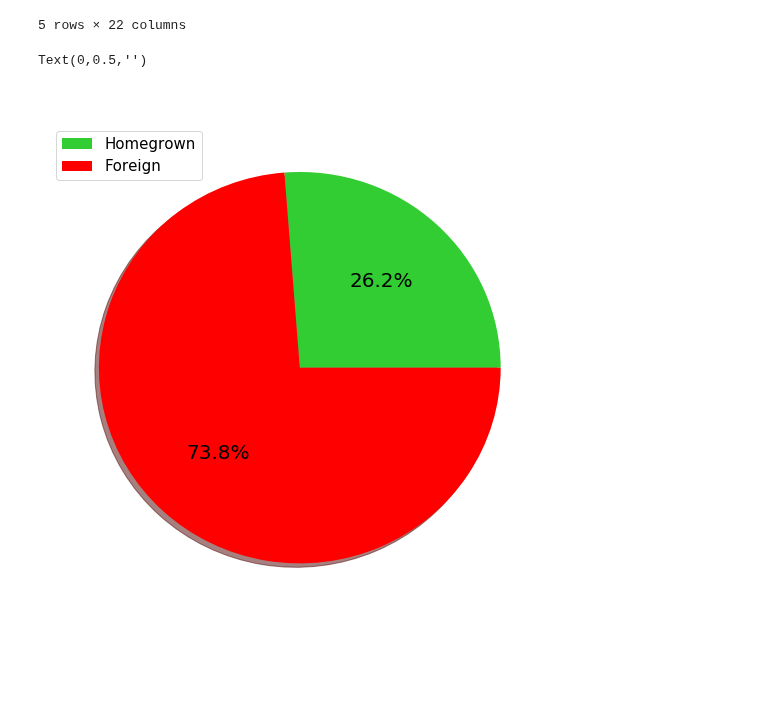
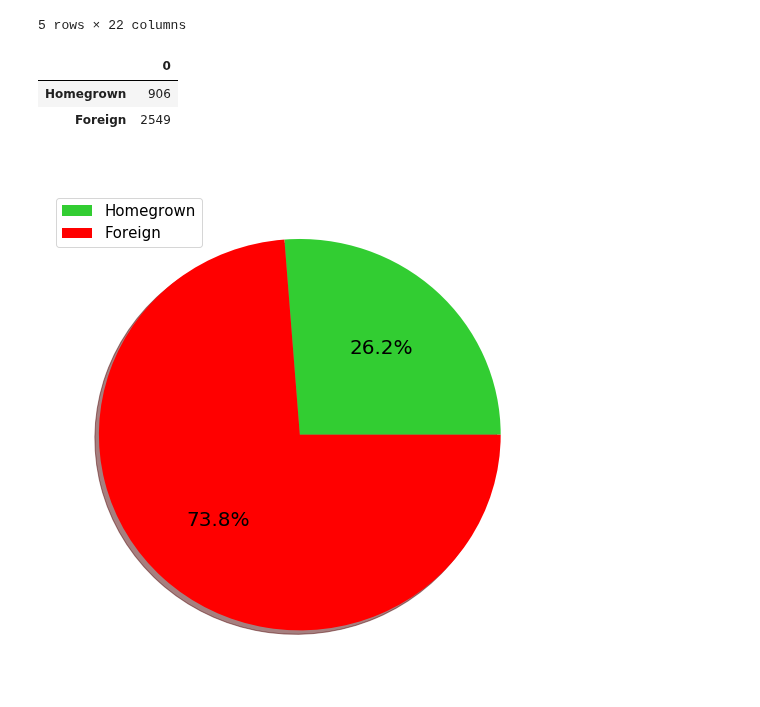
Before and after one commit to markkennedy3/Fifa-vs-Real-Life, a Jupyter notebook: notebooks/analysis/600_RQ2_Analysis_1.ipynb, the cells around one changed output. Cells and saved outputs as stored; diff of their text form; code cells hidden in the pictures; blank space fills up the shorter version.

```diff
--- a/notebooks/analysis/600_RQ2_Analysis_1.ipynb
+++ b/notebooks/analysis/600_RQ2_Analysis_1.ipynb
@@ -31,16 +31,19 @@ ForeignLen = len(RQ2.loc[RQ2.Homegrown==False])
 # %%
 HF = pd.DataFrame(columns = ["Homegrown", "Foreign"])
 HF.set_value(0,'Homegrown',HomegrownLen)
 HF.set_value(0,'Foreign',ForeignLen)
 HF = HF.transpose()
-
 mpl.rcParams['font.size'] = 20
 HF.plot(figsize=(9,9),kind='pie',labels=['',''],y=0,colors=['limegreen','r'],autopct='%.1f%%',shadow=True)
 plt.legend(prop={'size':15},labels=HF.index)
 plt.title('Homegrown vs Foreign',color='white',fontsize=30)
 plt.ylabel('')
+
+HF
 # %% [output]
-Text(0,0.5,'')
+|  | 0 |
+| Homegrown | 906 |
+| Foreign | 2549 |
 [figure]
 # %%
 HomegrownAge = Homegrown.age.mean()
```
Also changed, not shown: parts of 7 cells of this notebook, 1 other file.
